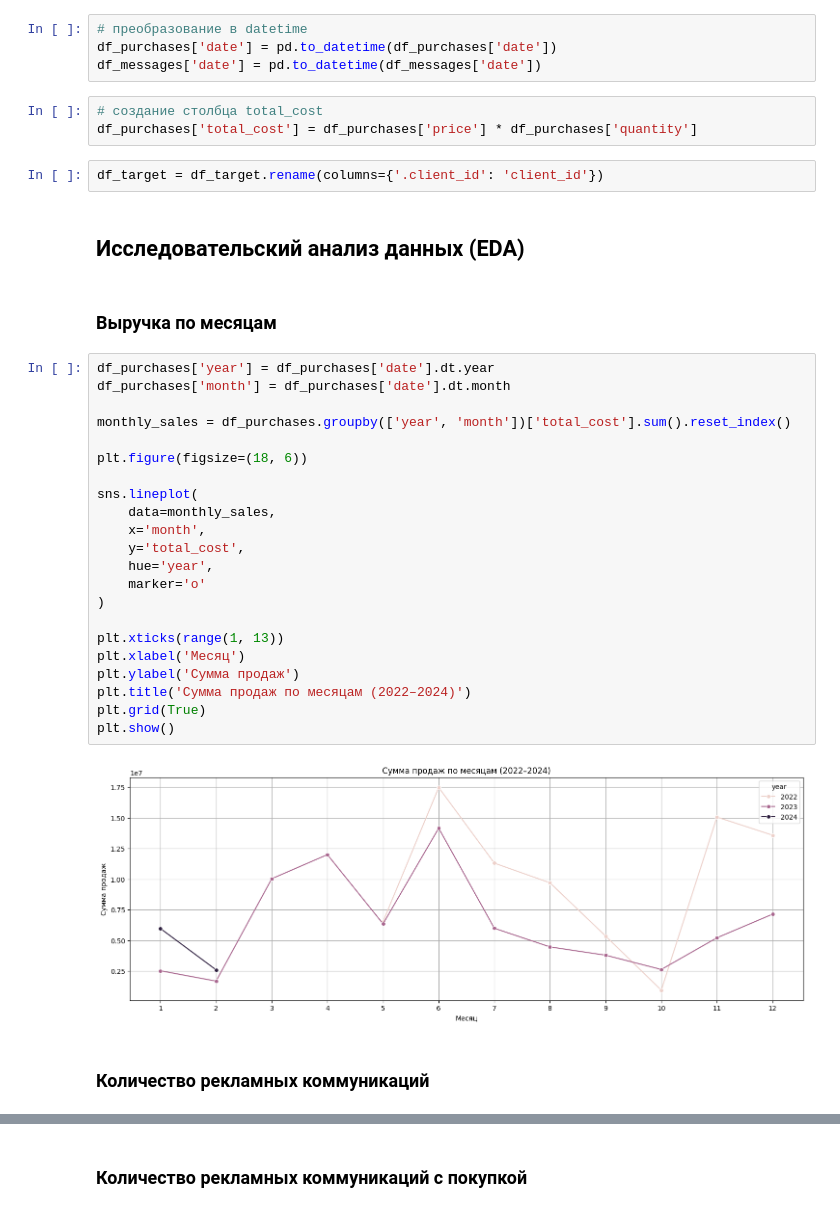
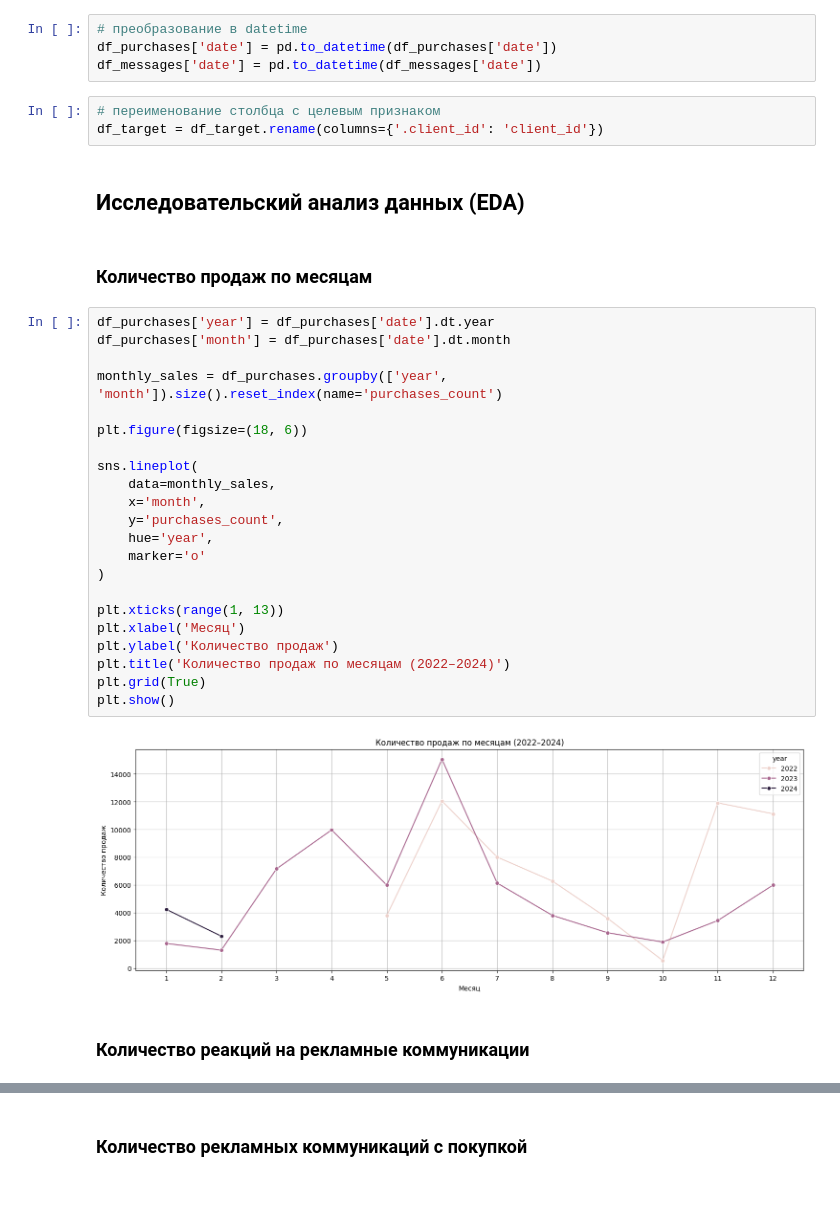
Before and after one commit to dmitriysukhov/MarketingProject, a Jupyter notebook: MarketingModel.ipynb, the cells around one changed output, grey strips where cells are left out. Drawn from its saved outputs; the diff is of its cells as text.

```diff
--- a/MarketingModel.ipynb
+++ b/MarketingModel.ipynb
@@ -310,41 +310,39 @@ print(df_messages.duplicated().sum())
 # преобразование в datetime
 df_purchases['date'] = pd.to_datetime(df_purchases['date'])
 df_messages['date'] = pd.to_datetime(df_messages['date'])
-# %%
-# создание столбца total_cost
-df_purchases['total_cost'] = df_purchases['price'] * df_purchases['quantity']
 # %%
+# переименование столбца с целевым признаком
 df_target = df_target.rename(columns={'.client_id': 'client_id'})
 # %% [markdown]
 ## Исследовательский анализ данных (EDA)
 # %% [markdown]
-### Выручка по месяцам
+### Количество продаж по месяцам
 # %%
 df_purchases['year'] = df_purchases['date'].dt.year
 df_purchases['month'] = df_purchases['date'].dt.month
 
-monthly_sales = df_purchases.groupby(['year', 'month'])['total_cost'].sum().reset_index()
+monthly_sales = df_purchases.groupby(['year', 'month']).size().reset_index(name='purchases_count')
 
 plt.figure(figsize=(18, 6))
 
 sns.lineplot(
     data=monthly_sales,
     x='month',
-    y='total_cost',
+    y='purchases_count',
     hue='year',
     marker='o'
 )
 
 plt.xticks(range(1, 13))
 plt.xlabel('Месяц')
-plt.ylabel('Сумма продаж')
-plt.title('Сумма продаж по месяцам (2022–2024)')
+plt.ylabel('Количество продаж')
+plt.title('Количество продаж по месяцам (2022–2024)')
 plt.grid(True)
 plt.show()
 # %% [output]
-[figure, old version]
+[figure, new version]
 # %% [markdown]
-### Количество рекламных коммуникаций
+### Количество реакций на рекламные коммуникации
 # %%
 df_messages['year'] = df_messages['date'].dt.year
 df_messages['month'] = df_messages['date'].dt.month
```
Also changed, not shown: parts of 26 cells of this notebook.
